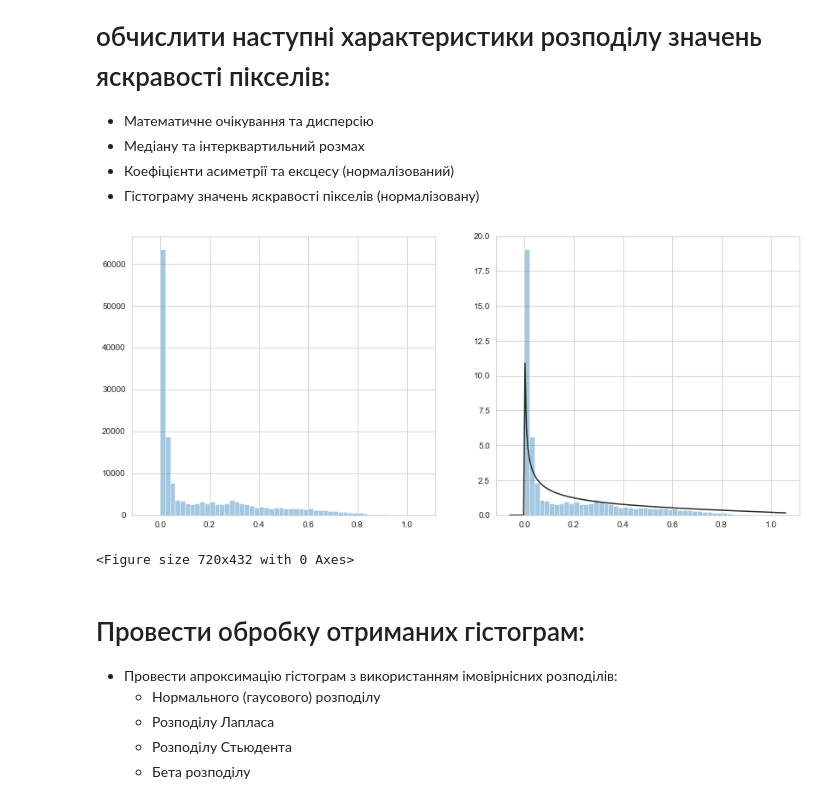
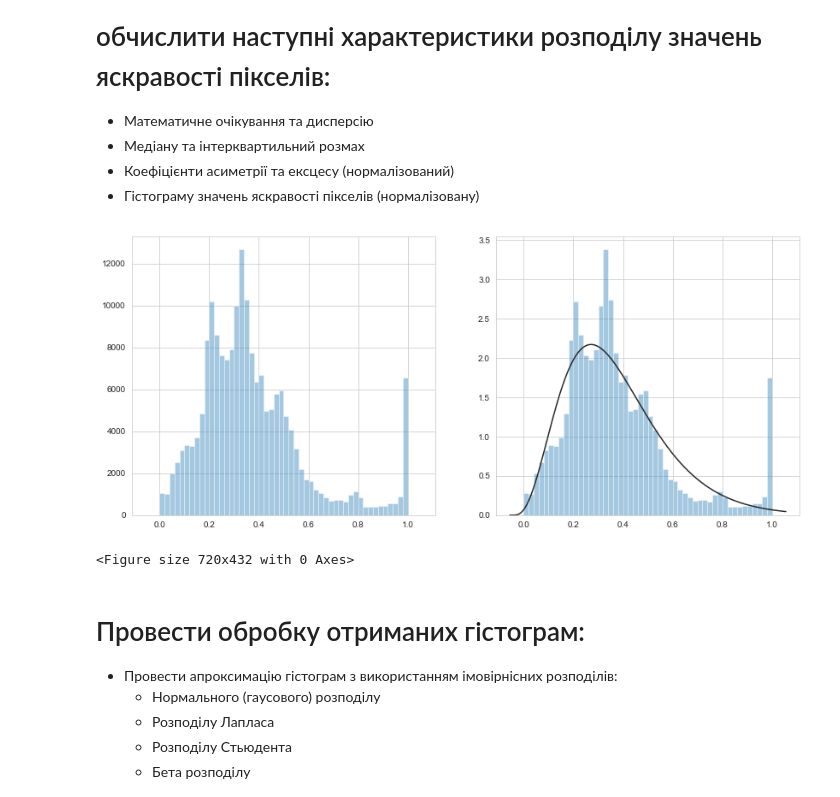
Before and after one commit to d-progonov/KMA-2020-MachineLearning, a Jupyter notebook: Laba1/Laba1.ipynb, the cells around one changed output. Cells and saved outputs as stored; diff of their text form; code cells hidden in the pictures.

```diff
--- a/Laba1/Laba1.ipynb
+++ b/Laba1/Laba1.ipynb
@@ -19,13 +19,14 @@ np.set_printoptions(suppress=True)
 from mpl_toolkits.mplot3d import Axes3D
 # %%
 n_images = 250
-my_number = 10
+my_number = 7
 images = []
 
 while len(images) != n_images:
     idx = random.randint(7, 25000)
     image_name = f'im{idx}.jpg'
-    image = cv2.imread(glob.glob('C:/Users/Vlad Prokopenko/Desktop/lab1/mirflickr/{}'.format(image_name))[0])[:, :, 1]
+    image = cv2.imread(glob.glob(f'./mirflickr/{image_name}')[0])[:, :, 1]
+    #images.append((image_name, image))
     images.append(image)
 
 images = np.asarray(images)
@@ -66,9 +67,9 @@ def plot_hist(image, distribution_label = None):
         sns.distplot(image.reshape(-1), fit=norm, kde=False, ax=axes[1]);
     plt.show();
 # %%
-plot_hist(images[3] / 255., 'beta');
+plot_hist(images[116] / 255., 'beta');
 # %% [output]
-[figure, old version]
+[figure, new version]
 <Figure size 720x432 with 0 Axes>
 # %% [markdown]
 # Провести обробку отриманих гістограм:
```
Also changed, not shown: parts of 17 cells of this notebook, 1 other file.
